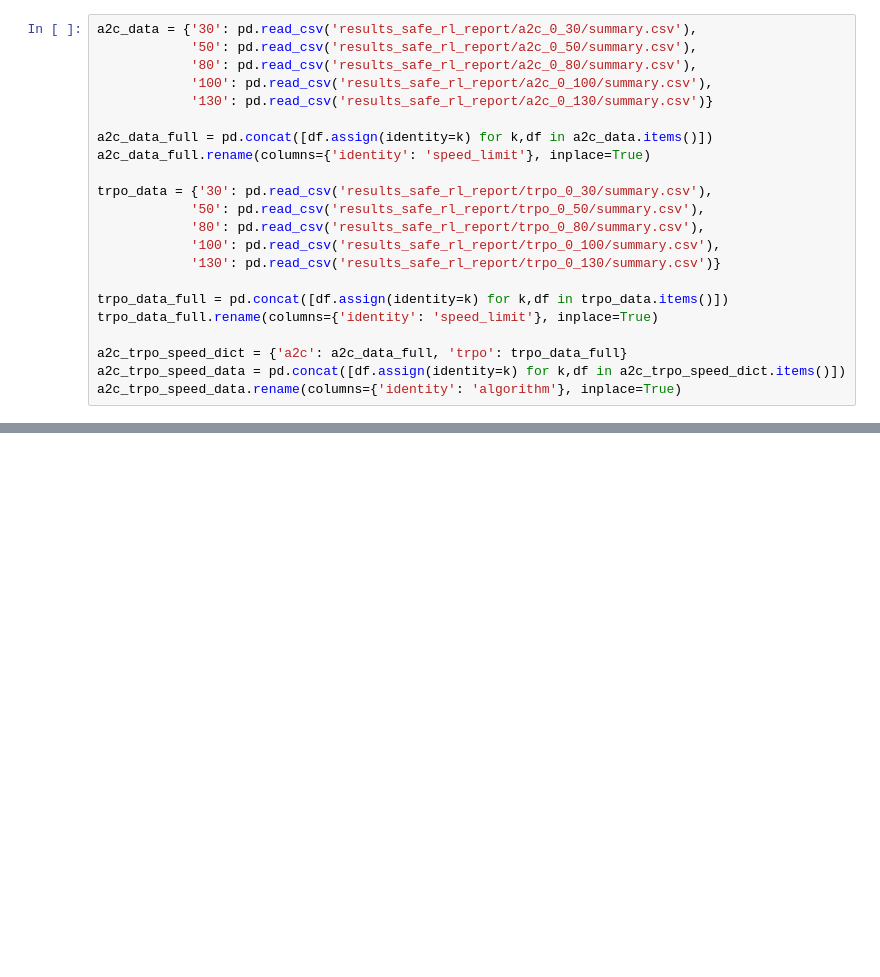
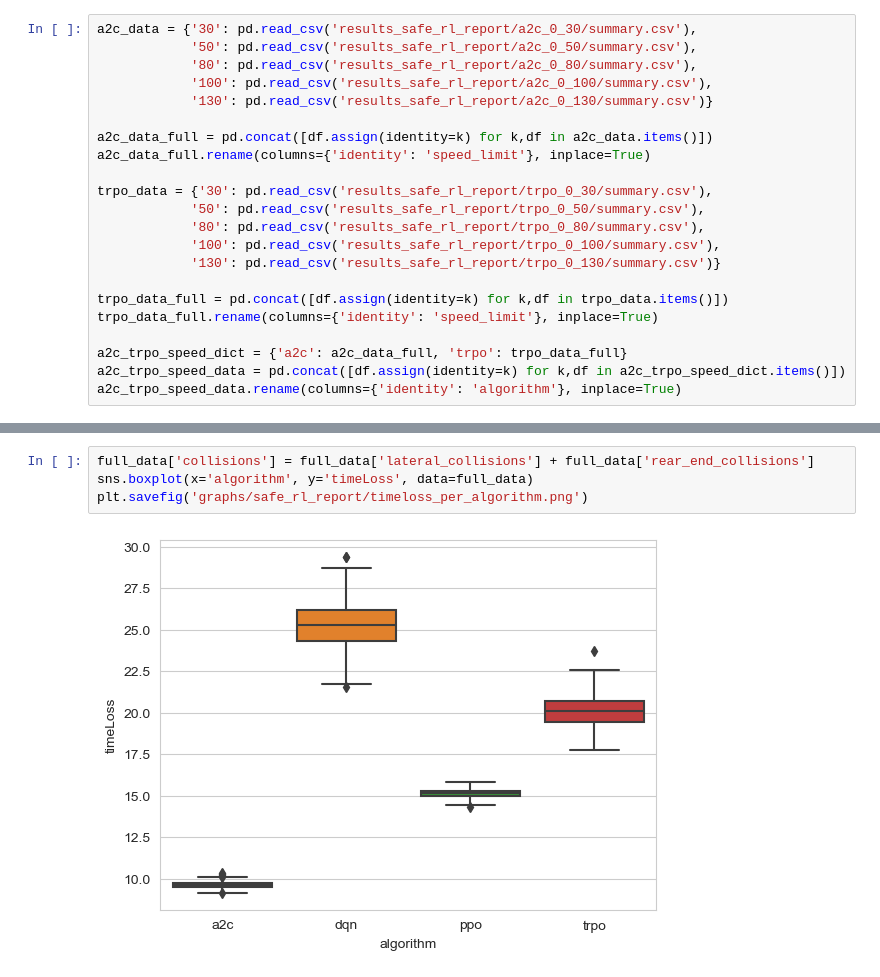
Before and after one commit to hpi-sam/Safe-RL-4-SAS, a Jupyter notebook: safe-rl_report.ipynb, the cells around one changed output, grey strips where cells are left out. Cells and saved outputs as stored; diff of their text form; blank space fills up the shorter version.

```diff
--- a/safe-rl_report.ipynb
+++ b/safe-rl_report.ipynb
@@ -141,0 +139,6 @@ sns.boxplot(x='shield_distance', y='speed', data=a2c_data_shield)
+# %%
+full_data['collisions'] = full_data['lateral_collisions'] + full_data['rear_end_collisions']
+sns.boxplot(x='algorithm', y='timeLoss', data=full_data)
+plt.savefig('graphs/safe_rl_report/timeloss_per_algorithm.png')
+# %% [output]
+[figure, added]
```
Also changed, not shown: parts of 19 cells of this notebook, 4 other files.
